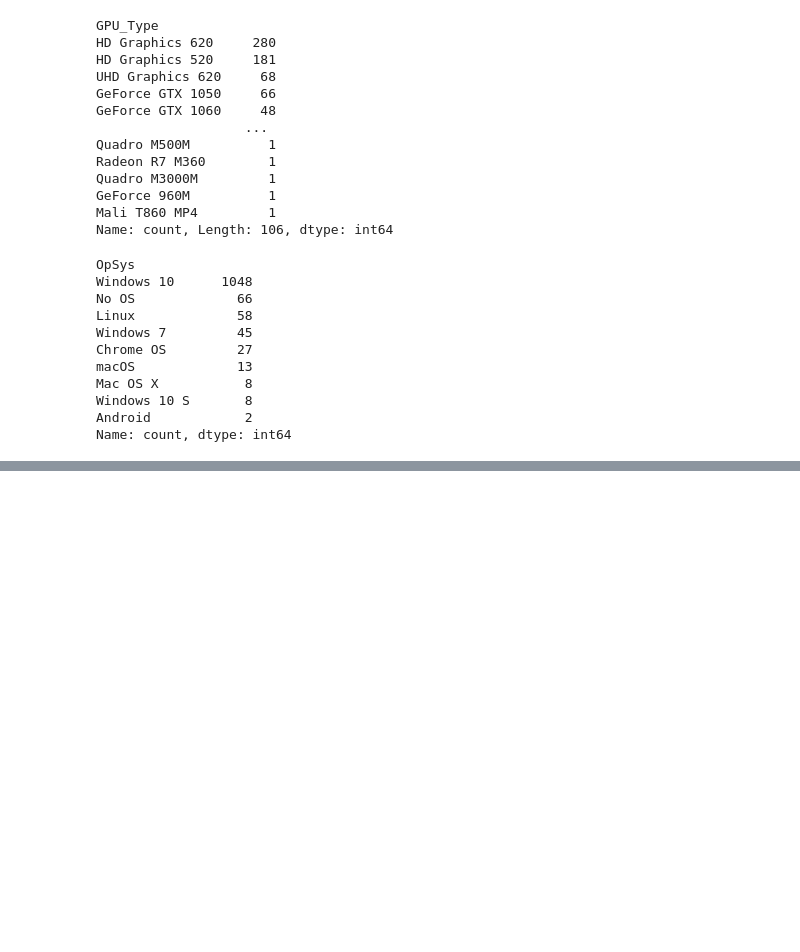
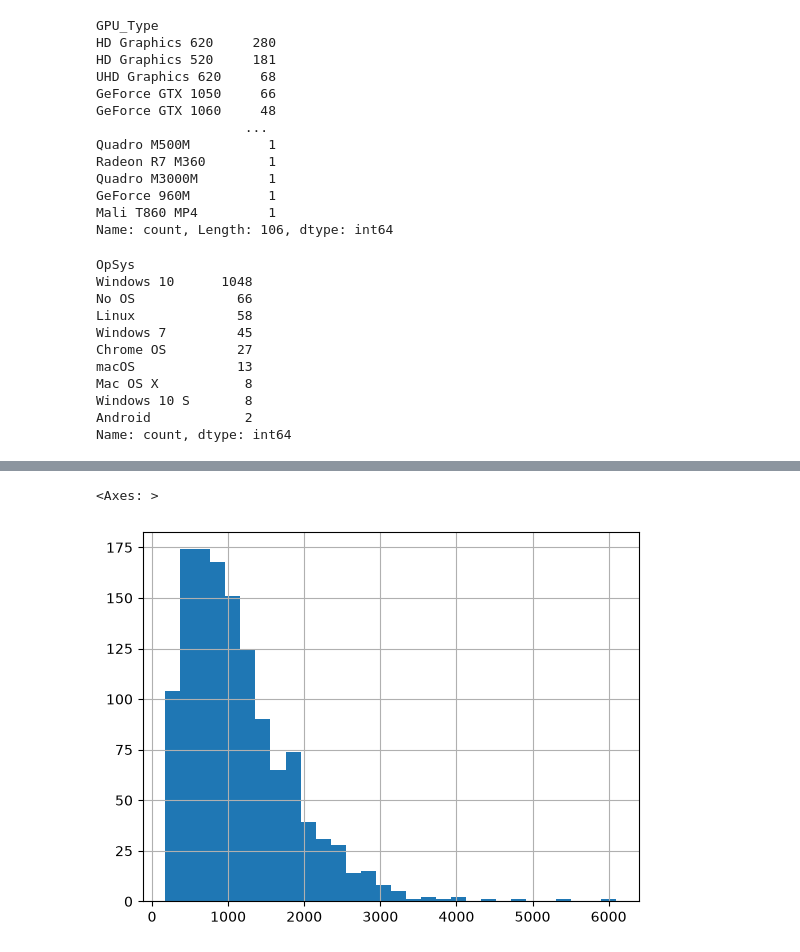
Before and after one commit to llshahroozll/Laptop-Price-Prediction, a Jupyter notebook: nootbooks/01_eda.ipynb, the cells around one changed output, grey strips where cells are left out. Drawn from its saved outputs; the diff is of its cells as text; code cells hidden in the pictures; blank space fills up the shorter version.

```diff
--- a/nootbooks/01_eda.ipynb
+++ b/nootbooks/01_eda.ipynb
@@ -309,0 +319,5 @@ Name: count, dtype: int64
+# %%
+df["Price (Euro)"].hist(bins=30)
+# %% [output]
+<Axes: >
+[figure, added]
```
Also changed, not shown: parts of 48 cells of this notebook.
